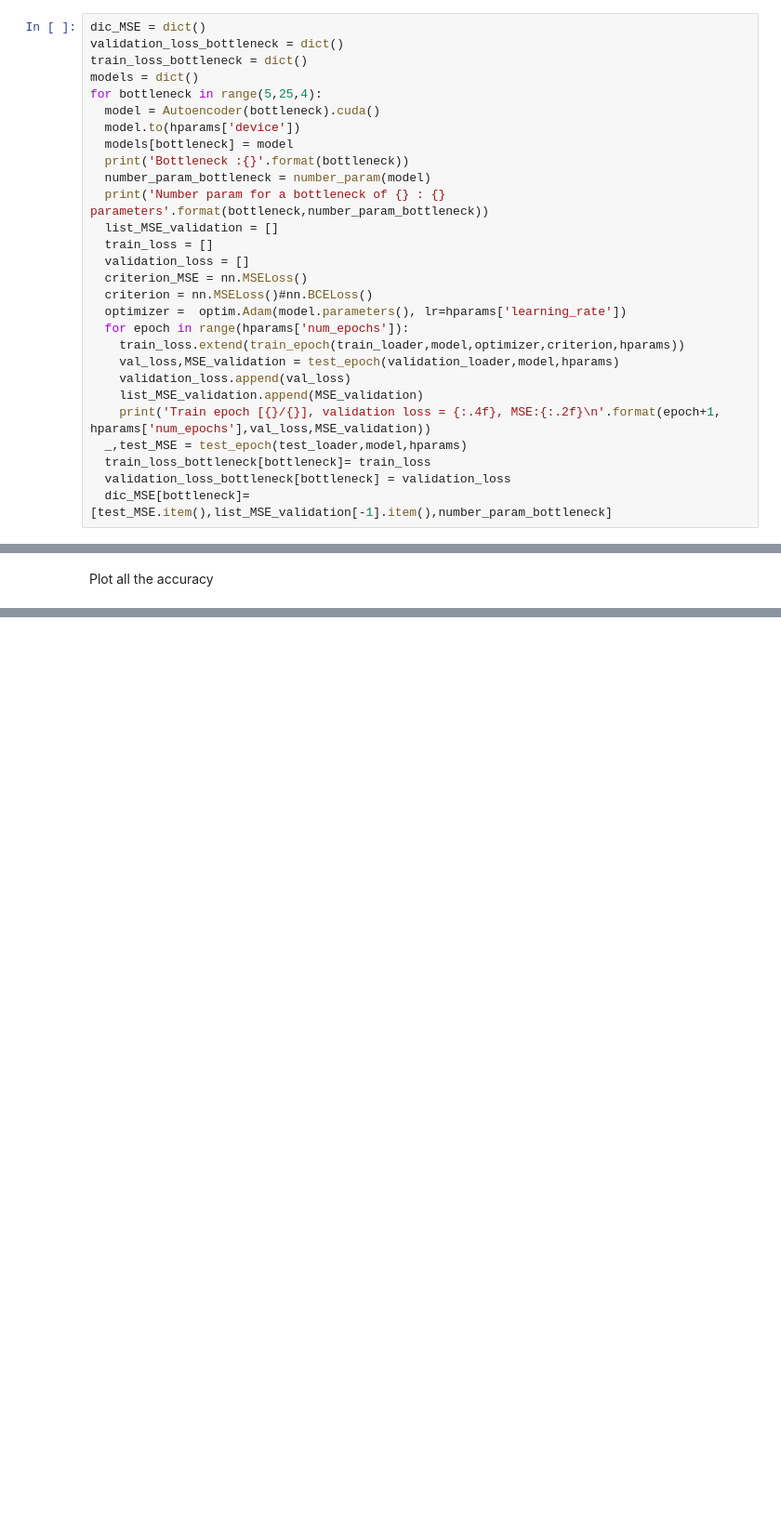
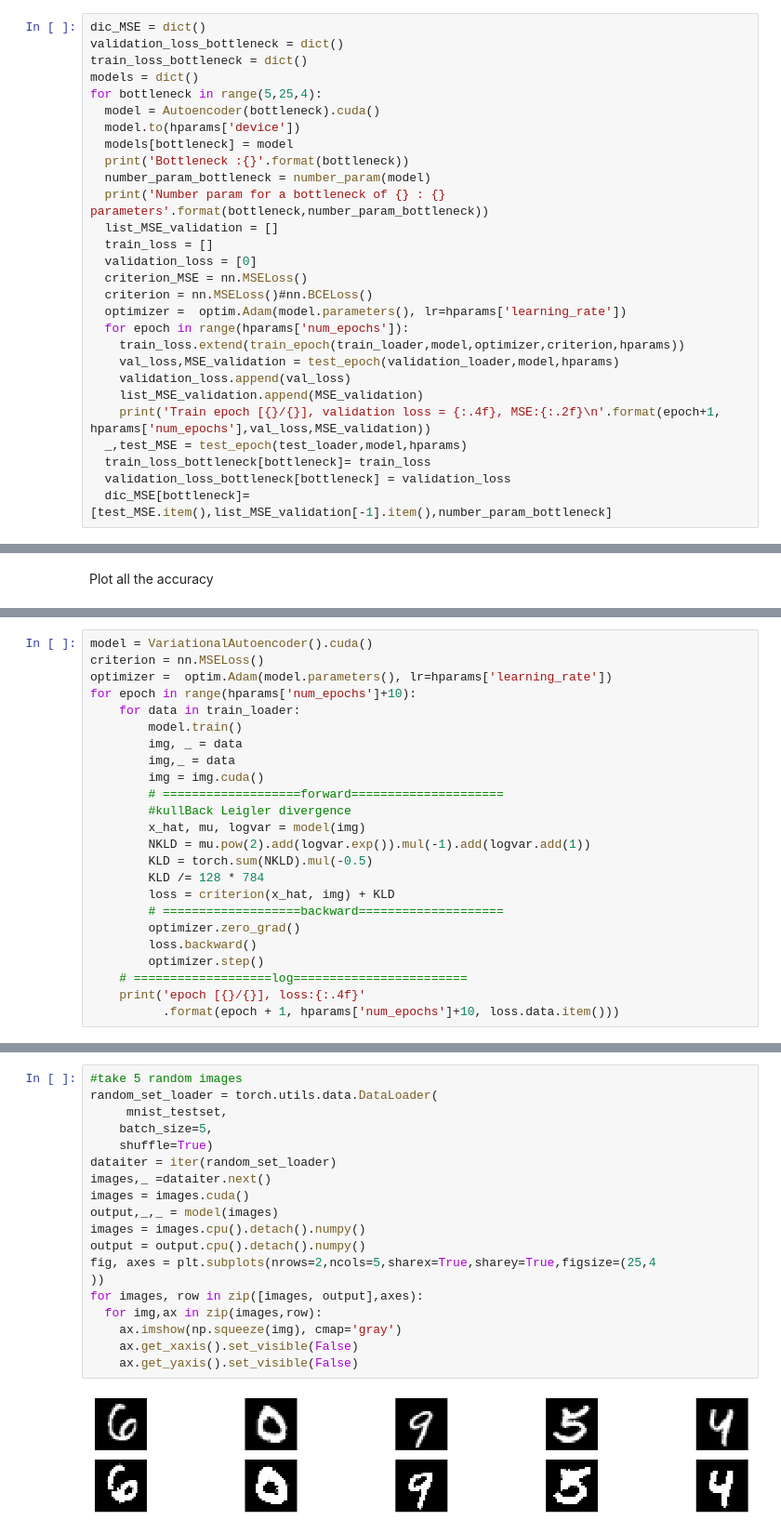
Before and after one commit to alvaroguerin/dlai-2019-projects, a Jupyter notebook: team06/Team06.ipynb, the cells around one changed output, grey strips where cells are left out. Shown at 93% size. Drawn from its saved outputs; the diff is of its cells as text; blank space fills up the shorter version.

```diff
--- a/team06/Team06.ipynb
+++ b/team06/Team06.ipynb
@@ -211,7 +215,7 @@ for bottleneck in range(5,25,4):
   print('Number param for a bottleneck of {} : {} parameters'.format(bottleneck,number_param_bottleneck))
   list_MSE_validation = []
   train_loss = []
-  validation_loss = []
+  validation_loss = [0]
   criterion_MSE = nn.MSELoss()
   criterion = nn.MSELoss()#nn.BCELoss()
   optimizer =  optim.Adam(model.parameters(), lr=hparams['learning_rate'])
@@ -536,0 +569,24 @@ plt.show()
+# %%
+model = VariationalAutoencoder().cuda()
+criterion = nn.MSELoss()
+optimizer =  optim.Adam(model.parameters(), lr=hparams['learning_rate'])
+for epoch in range(hparams['num_epochs']+10):
+    for data in train_loader:
+        model.train()
+        img, _ = data
+        img,_ = data
+        img = img.cuda()
+        # ===================forward=====================
+        #kullBack Leigler divergence
+        x_hat, mu, logvar = model(img)
+        NKLD = mu.pow(2).add(logvar.exp()).mul(-1).add(logvar.add(1))
+        KLD = torch.sum(NKLD).mul(-0.5)
+        KLD /= 128 * 784
+        loss = criterion(x_hat, img) + KLD
+        # ===================backward====================
+        optimizer.zero_grad()
+        loss.backward()
+        optimizer.step()
+    # ===================log========================
+    print('epoch [{}/{}], loss:{:.4f}'
+          .format(epoch + 1, hparams['num_epochs']+10, loss.data.item()))
@@ -536,0 +609,21 @@ plt.show()
+# %%
+#take 5 random images
+random_set_loader = torch.utils.data.DataLoader(
+     mnist_testset,
+    batch_size=5,
+    shuffle=True)
+dataiter = iter(random_set_loader)
+images,_ =dataiter.next()
+images = images.cuda()
+output,_,_ = model(images)
+images = images.cpu().detach().numpy()
+output = output.cpu().detach().numpy()
+fig, axes = plt.subplots(nrows=2,ncols=5,sharex=True,sharey=True,figsize=(25,4
+))
+for images, row in zip([images, output],axes):
+  for img,ax in zip(images,row):
+    ax.imshow(np.squeeze(img), cmap='gray')
+    ax.get_xaxis().set_visible(False)
+    ax.get_yaxis().set_visible(False)
+# %% [output]
+[figure, added]
```
Also changed, not shown: parts of 20 cells of this notebook.
